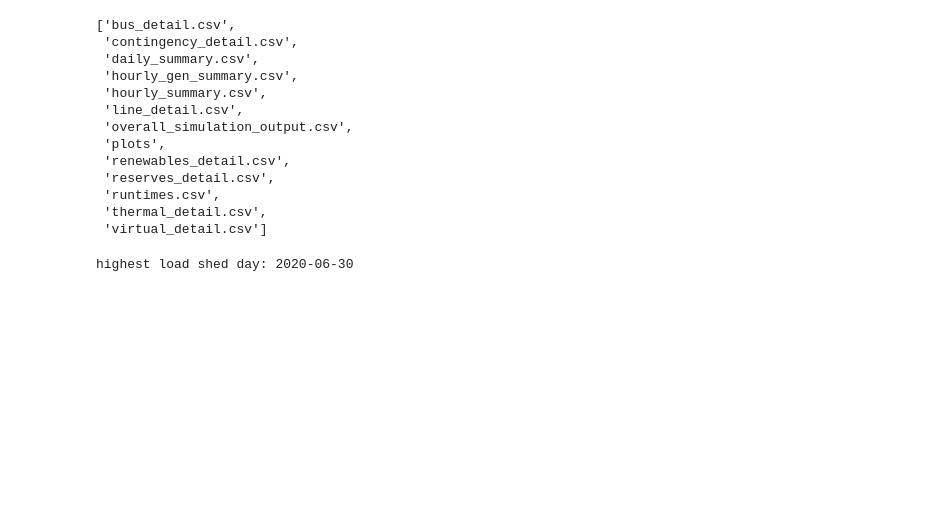
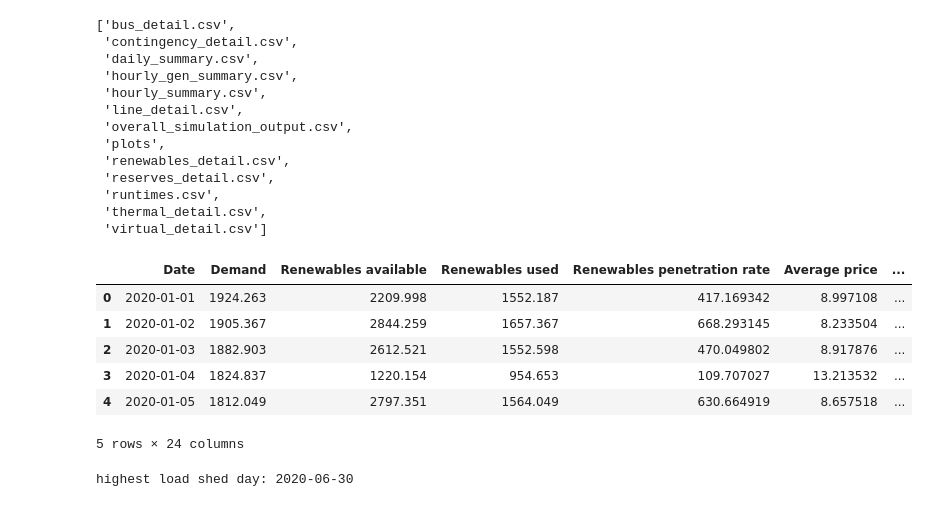
Before and after one commit to rachaelalfant/idaes-gtep, a Jupyter notebook: extreme_days/prescient_5bus.ipynb, the cells around one changed output. Saved outputs shown, nothing was run; the diff lists cells and outputs as text; code cells hidden in the pictures; blank space fills up the shorter version.

Commit message:
adding summary stats

```diff
--- a/extreme_days/prescient_5bus.ipynb
+++ b/extreme_days/prescient_5bus.ipynb
@@ -106,4 +106,18 @@ sorted(os.listdir("5bus_output"))
  'runtimes.csv',
  'thermal_detail.csv',
  'virtual_detail.csv']
+# %%
+### find the highest load shed day:
+
+# load in daily summary data
+daily_summary_data = pd.read_csv('5bus_output/daily_summary.csv')
+daily_summary_data.head()
+# %% [output]
+|  | Date | Demand | Renewables available | Renewables used | Renewables penetration rate | Average price | ... |
+| 0 | 2020-01-01 | 1924.263 | 2209.998 | 1552.187 | 417.169342 | 8.997108 | ... |
+| 1 | 2020-01-02 | 1905.367 | 2844.259 | 1657.367 | 668.293145 | 8.233504 | ... |
+| 2 | 2020-01-03 | 1882.903 | 2612.521 | 1552.598 | 470.049802 | 8.917876 | ... |
+| 3 | 2020-01-04 | 1824.837 | 1220.154 | 954.653 | 109.707027 | 13.213532 | ... |
+| 4 | 2020-01-05 | 1812.049 | 2797.351 | 1564.049 | 630.664919 | 8.657518 | ... |
+5 rows × 24 columns
 # %%
```
Also changed, not shown: parts of 8 cells of this notebook.
